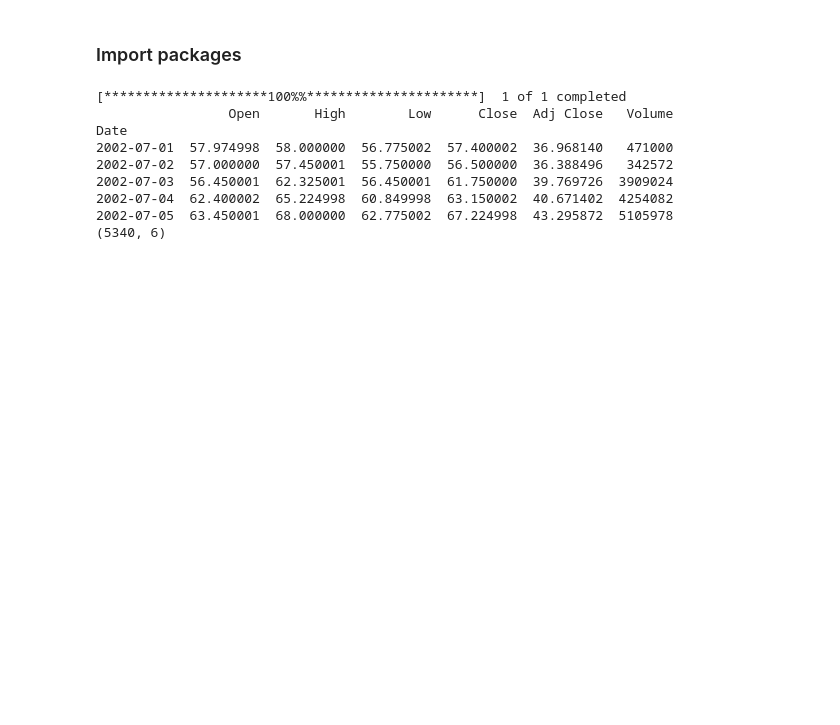
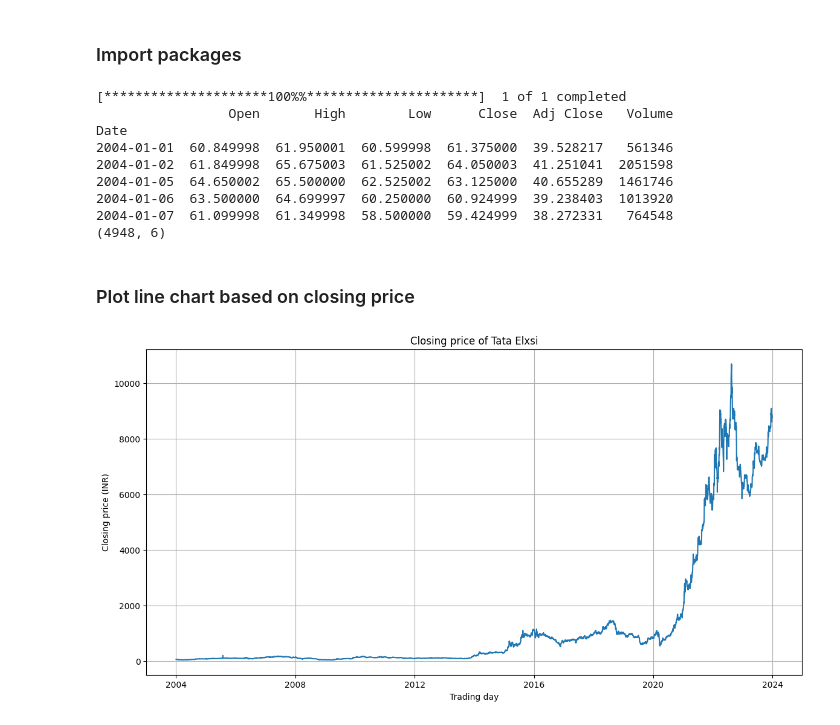
Before and after one commit to parth-ghinaiya/stock-price-prediction-with-lstm, a Jupyter notebook: stock_prediction.ipynb, the cells around one changed output. Saved outputs shown, nothing was run; the diff lists cells and outputs as text; code cells hidden in the pictures; blank space fills up the shorter version.

Commit message:
Added line chart graph of stock

```diff
--- a/stock_prediction.ipynb
+++ b/stock_prediction.ipynb
@@ -31,15 +32,28 @@ import yfinance as yf
 # %%
 # get stock data
-stock_data = yf.download('TATAELXSI.NS', start='2000-01-01', end='2023-12-31')
+stock_data = yf.download('TATAELXSI.NS', start='2004-01-01', end='2023-12-31')
 print(stock_data.head())
 print(stock_data.shape)
 # %% [output]
 [*********************100%%**********************]  1 of 1 completed
                  Open       High        Low      Close  Adj Close   Volume
 Date
-2002-07-01  57.974998  58.000000  56.775002  57.400002  36.968140   471000
-2002-07-02  57.000000  57.450001  55.750000  56.500000  36.388496   342572
-2002-07-03  56.450001  62.325001  56.450001  61.750000  39.769726  3909024
-2002-07-04  62.400002  65.224998  60.849998  63.150002  40.671402  4254082
-2002-07-05  63.450001  68.000000  62.775002  67.224998  43.295872  5105978
-(5340, 6)
+2004-01-01  60.849998  61.950001  60.599998  61.375000  39.528217   561346
+2004-01-02  61.849998  65.675003  61.525002  64.050003  41.251041  2051598
+2004-01-05  64.650002  65.500000  62.525002  63.125000  40.655289  1461746
+2004-01-06  63.500000  64.699997  60.250000  60.924999  39.238403  1013920
+2004-01-07  61.099998  61.349998  58.500000  59.424999  38.272331   764548
+(4948, 6)
+# %% [markdown]
+### Plot line chart based on closing price
+# %%
+# plot line chart based on closing price
+plt.figure(figsize=(14, 7))
+plt.plot(stock_data['Close'])
+plt.title('Closing price of Tata Elxsi')
+plt.ylabel('Closing price (INR)')
+plt.xlabel('Trading day')
+plt.grid(True)
+plt.show()
+# %% [output]
+[figure, added]
```
Also changed, not shown: parts of 1 cell of this notebook.
